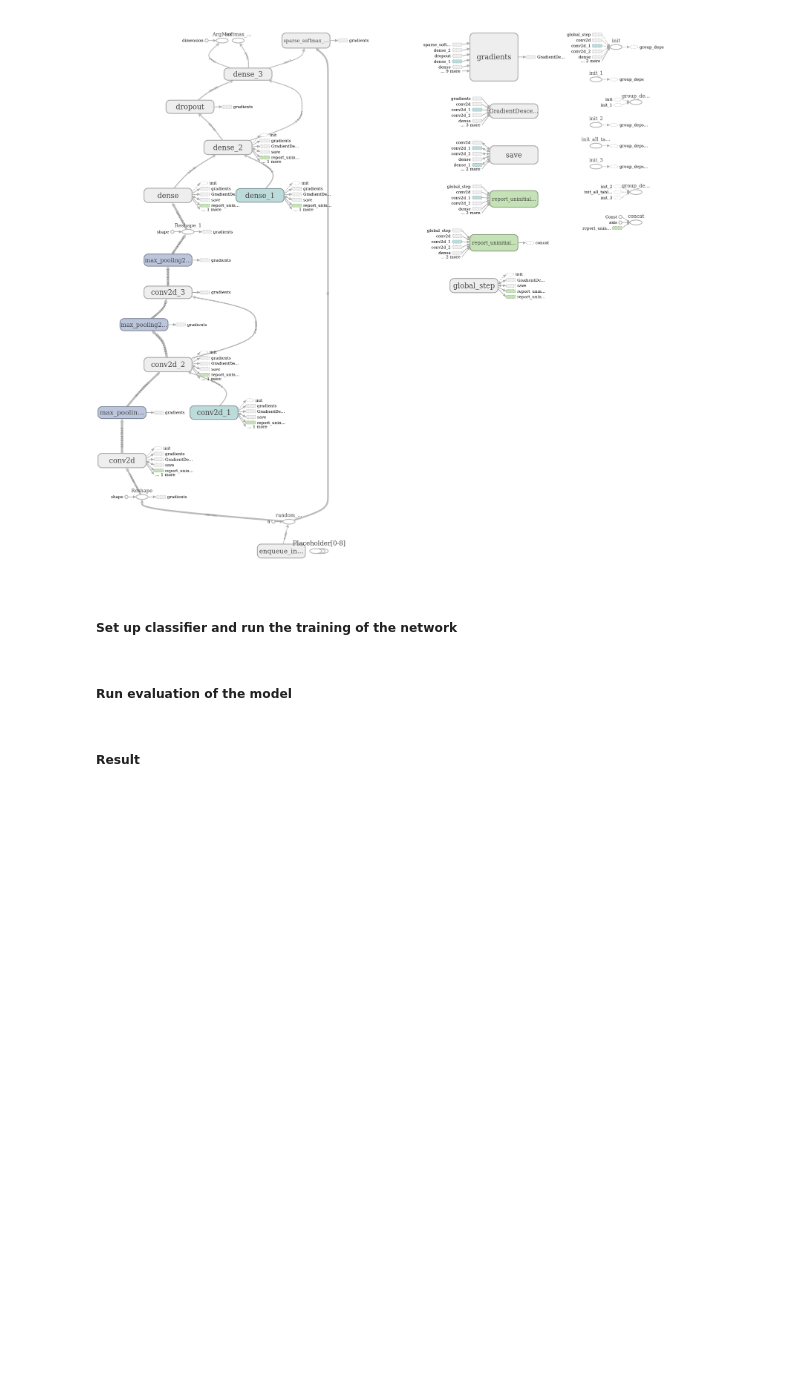
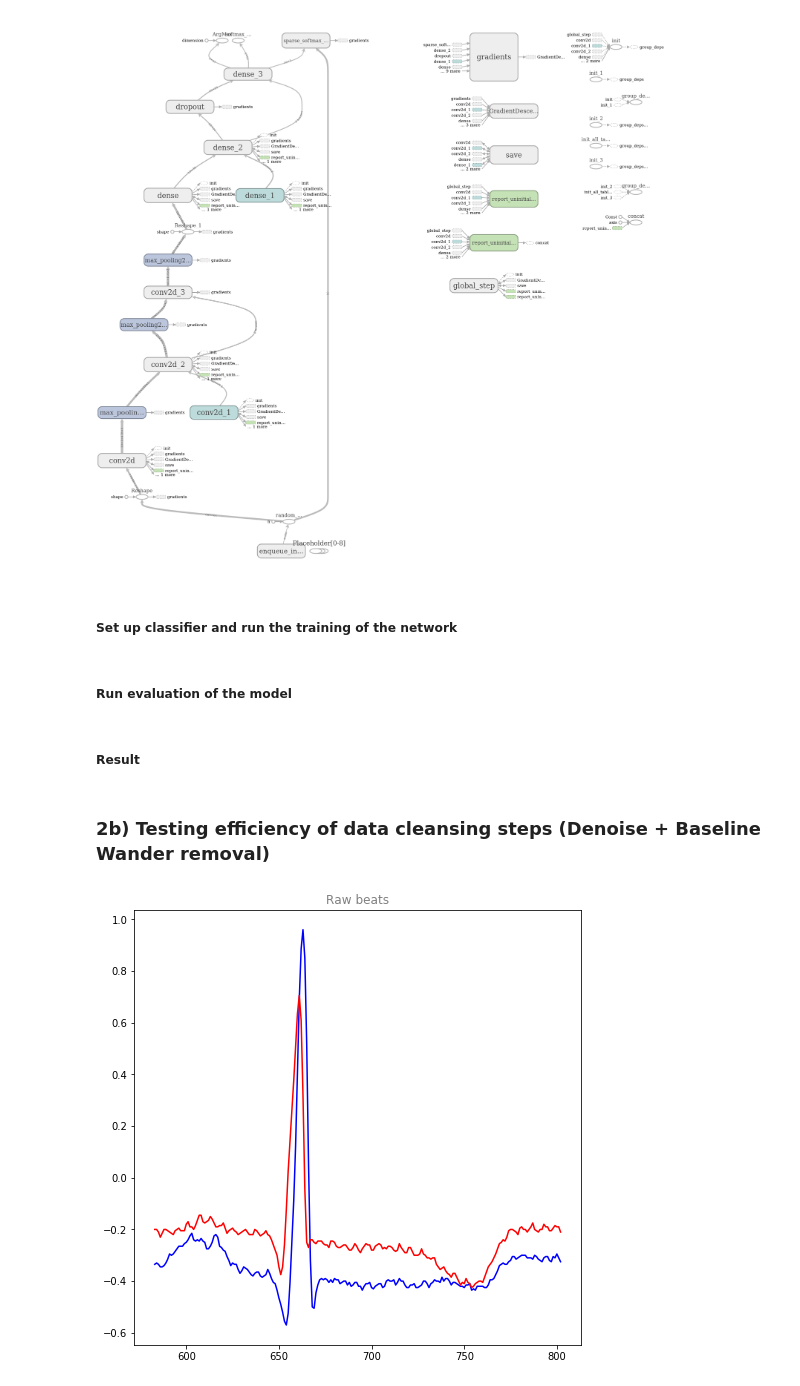
Before and after one commit to lhadhazy/neural_ffn_ecg_tensorflow, a Jupyter notebook: cnn.ipynb, the cells around one changed output. Cells and saved outputs as stored; diff of their text form; code cells hidden in the pictures; blank space fills up the shorter version.

```diff
--- a/cnn.ipynb
+++ b/cnn.ipynb
@@ -235,3 +235,34 @@ print(eval_results)
 ##### Result
 # %%
 {'accuracy': 0.91249186, 'loss': 0.48948607, 'global_step': 6440}
+# %% [markdown]
+### 2b) Testing efficiency of data cleansing steps (Denoise + Baseline Wander removal)
+# %%
+import matplotlib.pyplot as plt
+%matplotlib inline
+
+preX = 79;
+postX = 140;
+begNList = [];
+endNList = [];
+mixNList = [];
+sliceNList = [];
+
+for index, row in ds2_ann["100"].iterrows():
+    Nbegin = row['sample'] - preX;
+    Nend = row['sample'] + postX;
+    begNList.append(Nbegin);
+    endNList.append(Nend);
+
+mixNList = tuple(zip(begNList,endNList))
+#mixNList[-1]
+
+plt.figure(figsize=(8,8))
+
+for x in range(0,1):
+    dfseg1 = ds2_all["100"][(ds2_all["100"]['sample'] >= mixNList[x][0]) & (ds2_all["100"]['sample'] <= mixNList[x][1])]
+    plt.title('Raw beats', color="grey")
+    plt.plot(dfseg1['MLII'], color="blue")
+    plt.plot(dfseg1['V5'], color="red")
+# %% [output]
+[figure, added]
```
Also changed, not shown: parts of 6 cells of this notebook, 2 other files.
